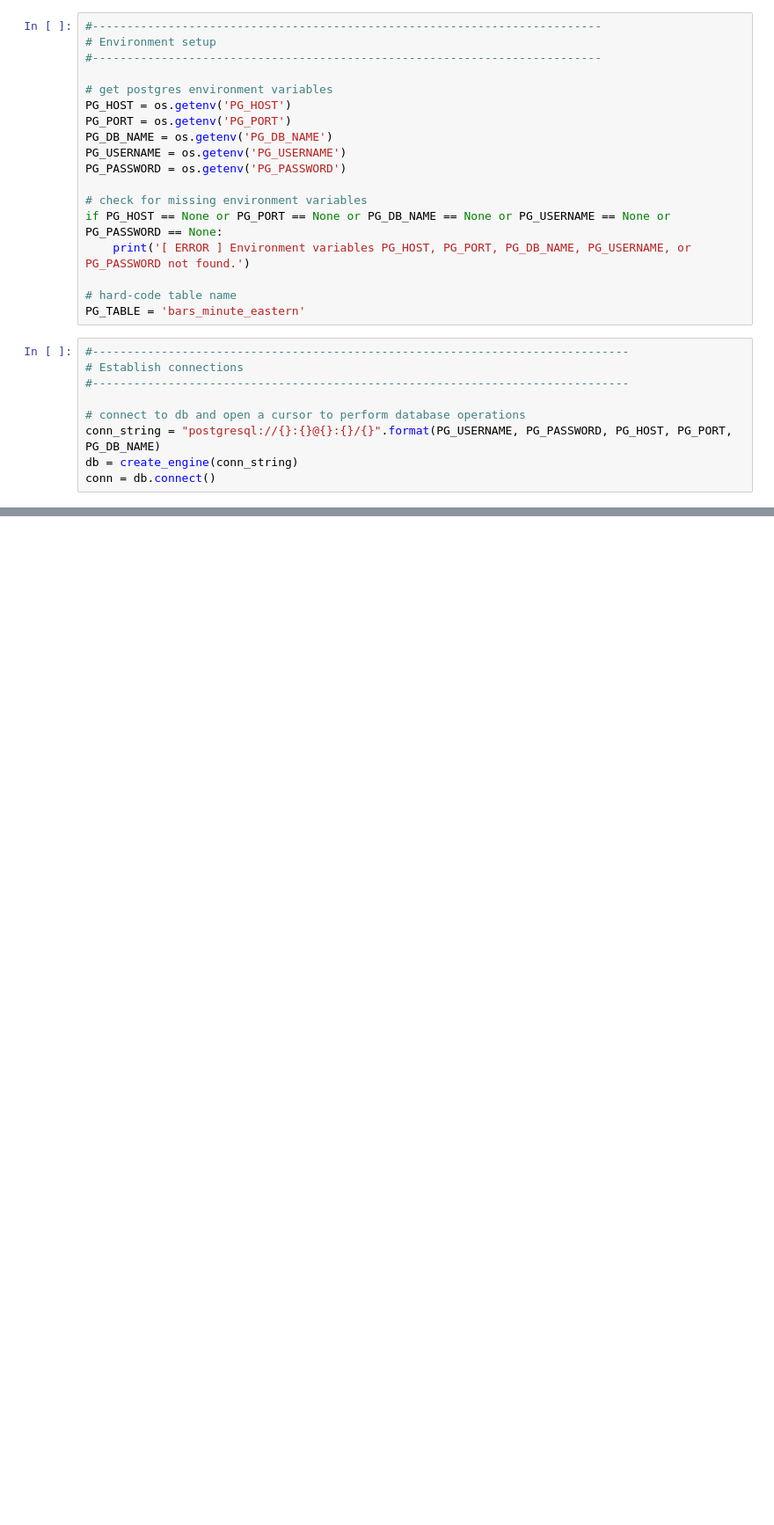
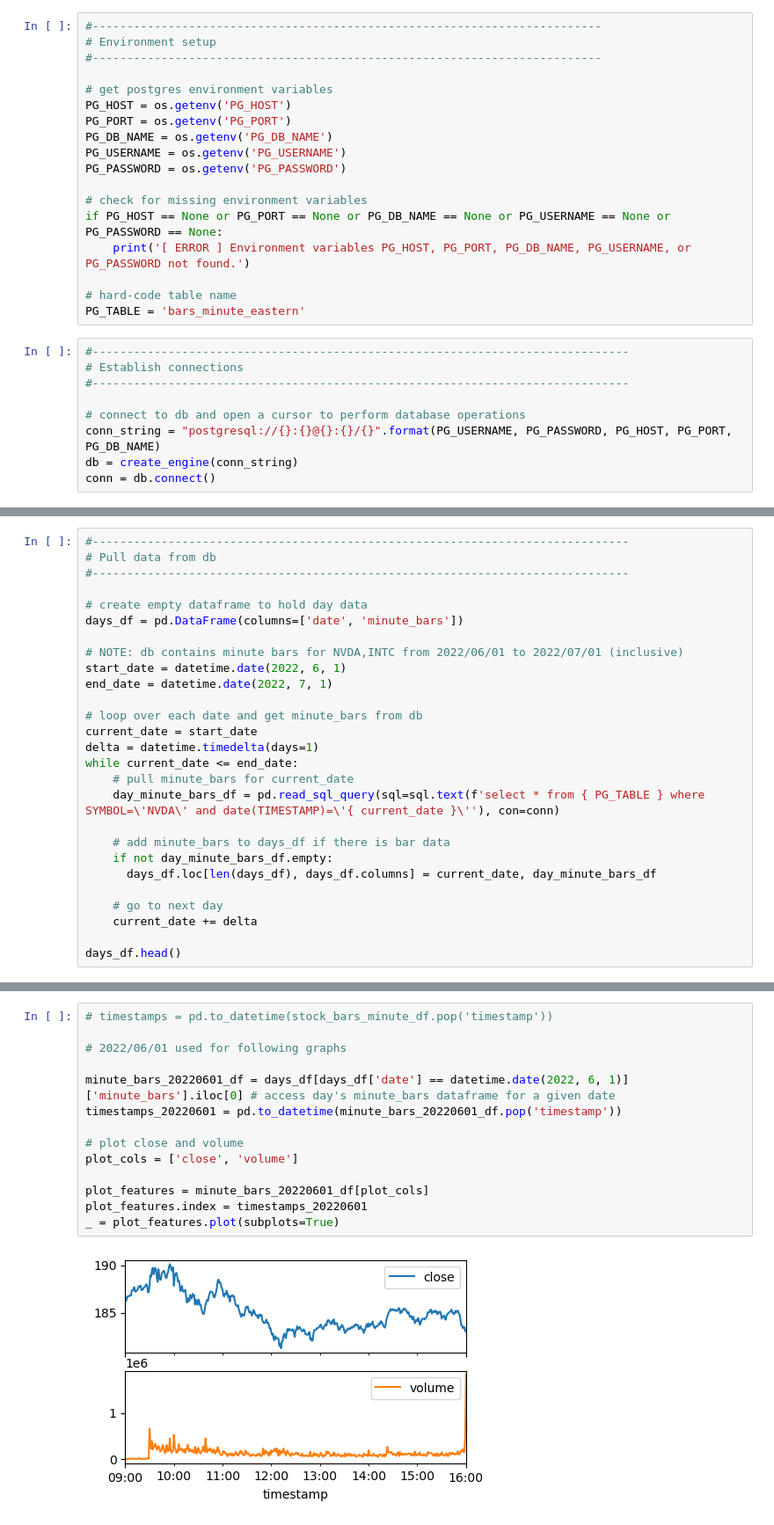
Before and after one commit to leo6liu/dog-trader, a Jupyter notebook: model-training/demo-00.ipynb, the cells around one changed output, grey strips where cells are left out. Shown at 88% size. Saved outputs shown, nothing was run; the diff lists cells and outputs as text; blank space fills up the shorter version.

Commit message:
group data into days and split for training, validation, test

```diff
--- a/model-training/demo-00.ipynb
+++ b/model-training/demo-00.ipynb
@@ -51,0 +44,27 @@ timestamps = pd.to_datetime(stock_bars_minute_df.pop('timestamp'))
+# %%
+#------------------------------------------------------------------------------
+# Pull data from db
+#------------------------------------------------------------------------------
+
+# create empty dataframe to hold day data
+days_df = pd.DataFrame(columns=['date', 'minute_bars'])
+
+# NOTE: db contains minute bars for NVDA,INTC from 2022/06/01 to 2022/07/01 (inclusive)
+start_date = datetime.date(2022, 6, 1)
+end_date = datetime.date(2022, 7, 1)
+
+# loop over each date and get minute_bars from db
+current_date = start_date
+delta = datetime.timedelta(days=1)
+while current_date <= end_date:
+    # pull minute_bars for current_date
+    day_minute_bars_df = pd.read_sql_query(sql=sql.text(f'select * from { PG_TABLE } where SYMBOL=\'NVDA\' and date(TIMESTAMP)=\'{ current_date }\''), con=conn)
+
+    # add minute_bars to days_df if there is bar data
+    if not day_minute_bars_df.empty:
+      days_df.loc[len(days_df), days_df.columns] = current_date, day_minute_bars_df
+
+    # go to next day
+    current_date += delta
+
+days_df.head()
@@ -51,0 +78,16 @@ timestamps = pd.to_datetime(stock_bars_minute_df.pop('timestamp'))
+# %%
+# timestamps = pd.to_datetime(stock_bars_minute_df.pop('timestamp'))
+
+# 2022/06/01 used for following graphs
+
+minute_bars_20220601_df = days_df[days_df['date'] == datetime.date(2022, 6, 1)]['minute_bars'].iloc[0] # access day's minute_bars dataframe for a given date
+timestamps_20220601 = pd.to_datetime(minute_bars_20220601_df.pop('timestamp'))
+
+# plot close and volume
+plot_cols = ['close', 'volume']
+
+plot_features = minute_bars_20220601_df[plot_cols]
+plot_features.index = timestamps_20220601
+_ = plot_features.plot(subplots=True)
+# %% [output]
+[figure, added]
```
Also changed, not shown: parts of 7 cells of this notebook.
